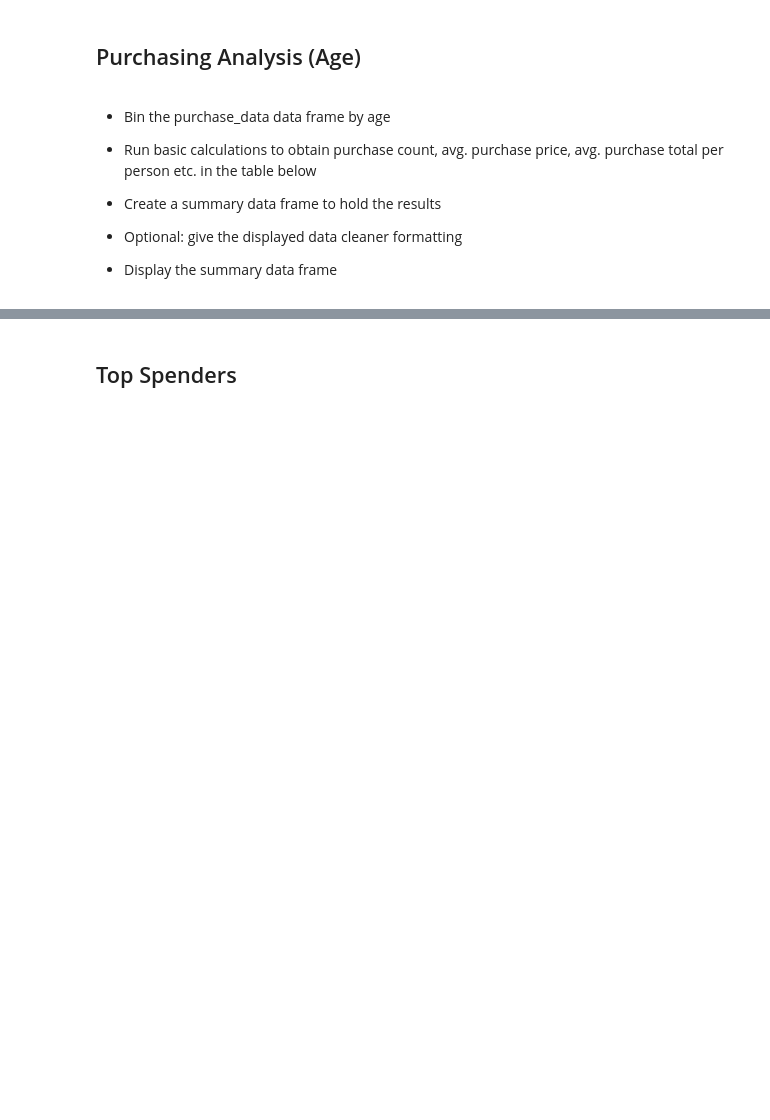
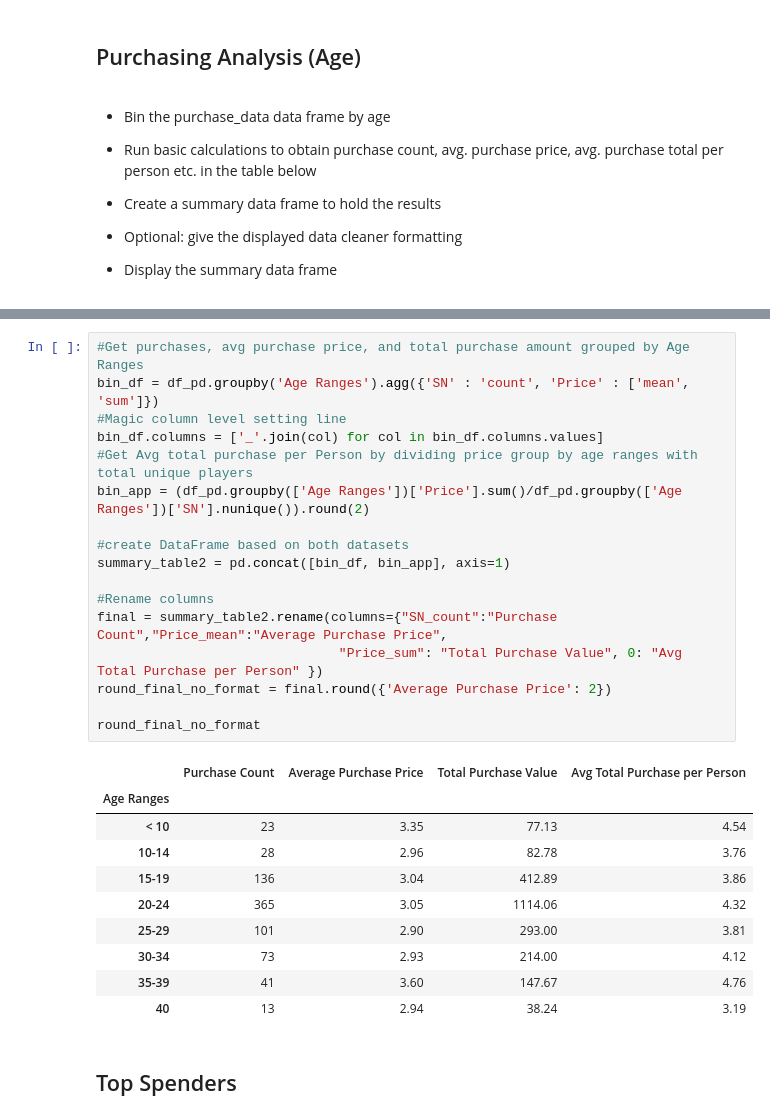
Before and after one commit to whywont/pandas-challenge, a Jupyter notebook: HeroesOfPymoli/HeroesOfPymoli_starter.ipynb, the cells around one changed output, grey strips where cells are left out. Cells and saved outputs as stored; diff of their text form; blank space fills up the shorter version.

Commit message:
More formatting tweaks

```diff
--- a/HeroesOfPymoli/HeroesOfPymoli_starter.ipynb
+++ b/HeroesOfPymoli/HeroesOfPymoli_starter.ipynb
@@ -246,6 +249,34 @@ final
 | 30-34 | 73 | $2.93 | $214.00 | $4.12 |
 | 35-39 | 41 | $3.60 | $147.67 | $4.76 |
 | 40 | 13 | $2.94 | $38.24 | $3.19 |
+# %%
+#Get purchases, avg purchase price, and total purchase amount grouped by Age Ranges
+bin_df = df_pd.groupby('Age Ranges').agg({'SN' : 'count', 'Price' : ['mean', 'sum']})
+#Magic column level setting line
+bin_df.columns = ['_'.join(col) for col in bin_df.columns.values]
+#Get Avg total purchase per Person by dividing price group by age ranges with total unique players
+bin_app = (df_pd.groupby(['Age Ranges'])['Price'].sum()/df_pd.groupby(['Age Ranges'])['SN'].nunique()).round(2)
+
+#create DataFrame based on both datasets
+summary_table2 = pd.concat([bin_df, bin_app], axis=1)
+
+#Rename columns
+final = summary_table2.rename(columns={"SN_count":"Purchase Count","Price_mean":"Average Purchase Price",
+                               "Price_sum": "Total Purchase Value", 0: "Avg Total Purchase per Person" })
+round_final_no_format = final.round({'Average Purchase Price': 2})
+
+round_final_no_format
+# %% [output]
+|  | Purchase Count | Average Purchase Price | Total Purchase Value | Avg Total Purchase per Person |
+| Age Ranges |  |  |  |  |
+| < 10 | 23 | 3.35 | 77.13 | 4.54 |
+| 10-14 | 28 | 2.96 | 82.78 | 3.76 |
+| 15-19 | 136 | 3.04 | 412.89 | 3.86 |
+| 20-24 | 365 | 3.05 | 1114.06 | 4.32 |
+| 25-29 | 101 | 2.90 | 293.00 | 3.81 |
+| 30-34 | 73 | 2.93 | 214.00 | 4.12 |
+| 35-39 | 41 | 3.60 | 147.67 | 4.76 |
+| 40 | 13 | 2.94 | 38.24 | 3.19 |
 # %% [markdown]
 ## Top Spenders
 # %% [markdown]
```
Also changed, not shown: parts of 1 cell of this notebook.
